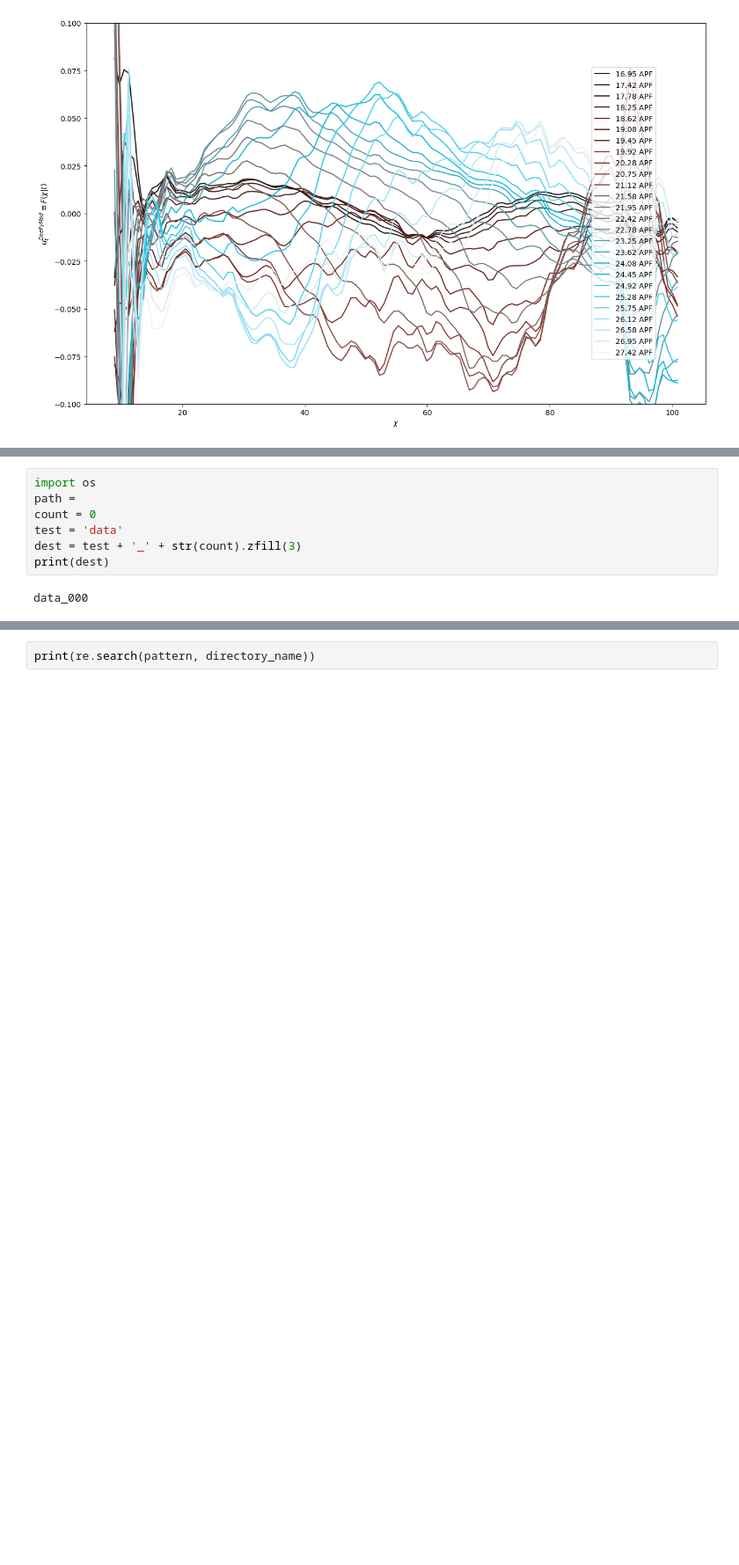
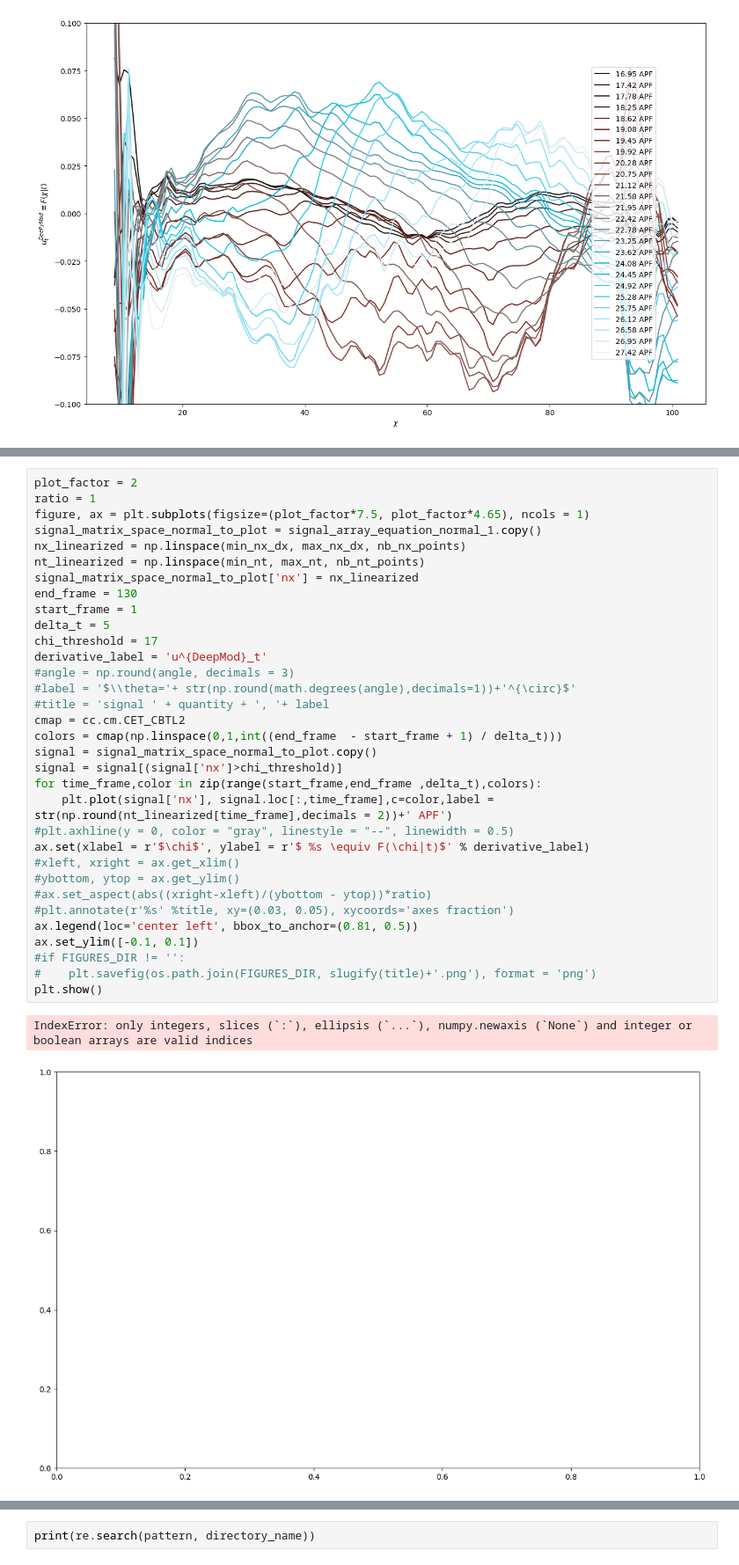
Before and after one commit to Raman-Sheshka/DeePyMoD, a Jupyter notebook: examples/PDE_WT_test_05.ipynb, the cells around one changed output, grey strips where cells are left out. Shown at 88% size. Drawn from its saved outputs; the diff is of its cells as text; blank space fills up the shorter version.

Commit message:
feat : analysis grad numpy added

```diff
--- a/examples/PDE_WT_test_05.ipynb
+++ b/examples/PDE_WT_test_05.ipynb
@@ -974,15 +998,42 @@ ax.set_ylim([-0.1, 0.1])
 plt.show()
 # %% [output]
 [figure]
-# %%
-import os
-path =
-count = 0
-test = 'data'
-dest = test + '_' + str(count).zfill(3)
-print(dest)
-# %% [output]
-data_000
+# %%
+plot_factor = 2
+ratio = 1
+figure, ax = plt.subplots(figsize=(plot_factor*7.5, plot_factor*4.65), ncols = 1)
+signal_matrix_space_normal_to_plot = signal_array_equation_normal_1.copy()
+nx_linearized = np.linspace(min_nx_dx, max_nx_dx, nb_nx_points)
+nt_linearized = np.linspace(min_nt, max_nt, nb_nt_points)
+signal_matrix_space_normal_to_plot['nx'] = nx_linearized
+end_frame = 130
+start_frame = 1
+delta_t = 5
+chi_threshold = 17
+derivative_label = 'u^{DeepMod}_t'
+#angle = np.round(angle, decimals = 3)
+#label = '$\\theta='+ str(np.round(math.degrees(angle),decimals=1))+'^{\circ}$'
+#title = 'signal ' + quantity + ', '+ label
+cmap = cc.cm.CET_CBTL2
+colors = cmap(np.linspace(0,1,int((end_frame  - start_frame + 1) / delta_t)))
+signal = signal_matrix_space_normal_to_plot.copy()
+signal = signal[(signal['nx']>chi_threshold)]
+for time_frame,color in zip(range(start_frame,end_frame ,delta_t),colors):
+    plt.plot(signal['nx'], signal.loc[:,time_frame],c=color,label = str(np.round(nt_linearized[time_frame],decimals = 2))+' APF')
+#plt.axhline(y = 0, color = "gray", linestyle = "--", linewidth = 0.5)
+ax.set(xlabel = r'$\chi$', ylabel = r'$ %s \equiv F(\chi|t)$' % derivative_label)
+#xleft, xright = ax.get_xlim()
+#ybottom, ytop = ax.get_ylim()
+#ax.set_aspect(abs((xright-xleft)/(ybottom - ytop))*ratio)
+#plt.annotate(r'%s' %title, xy=(0.03, 0.05), xycoords='axes fraction')
+ax.legend(loc='center left', bbox_to_anchor=(0.81, 0.5))
+ax.set_ylim([-0.1, 0.1])
+#if FIGURES_DIR != '':
+#    plt.savefig(os.path.join(FIGURES_DIR, slugify(title)+'.png'), format = 'png')
+plt.show()
+# %% [output]
+IndexError: only integers, slices (`:`), ellipsis (`...`), numpy.newaxis (`None`) and integer or boolean arrays are valid indices
+[figure, added]
 # %%
 import os
 import re
```
Also changed, not shown: parts of 2 cells of this notebook.
